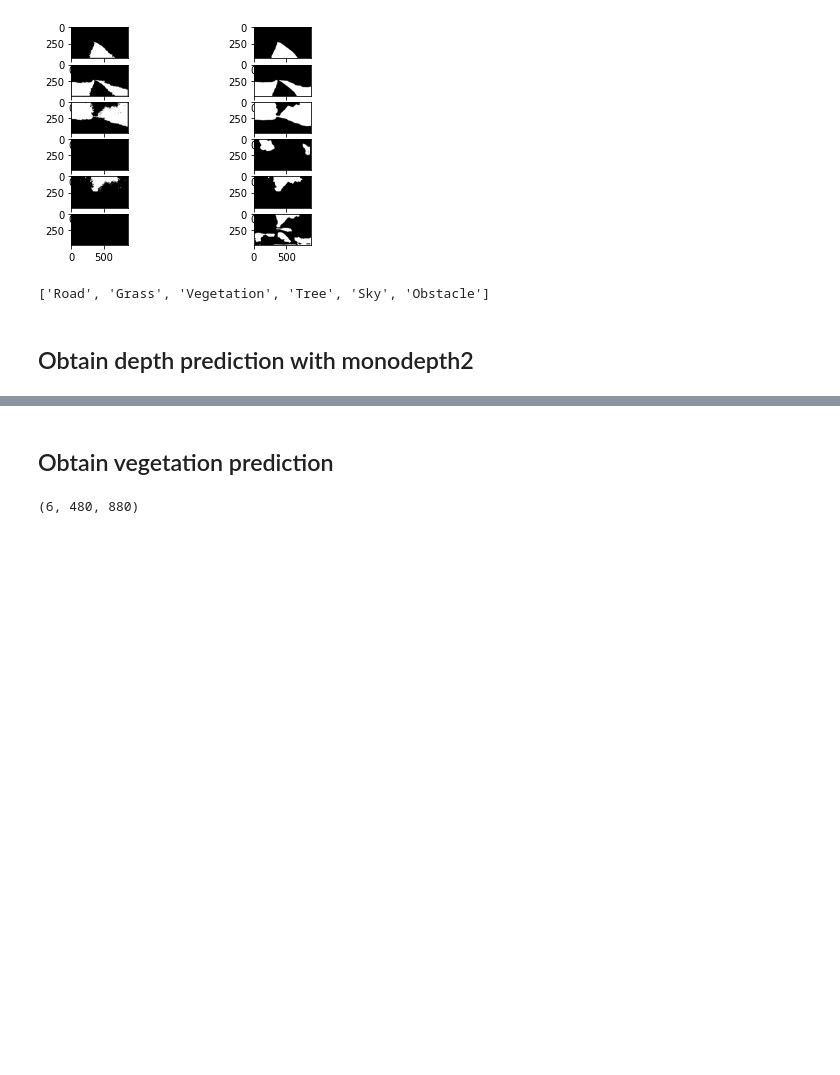
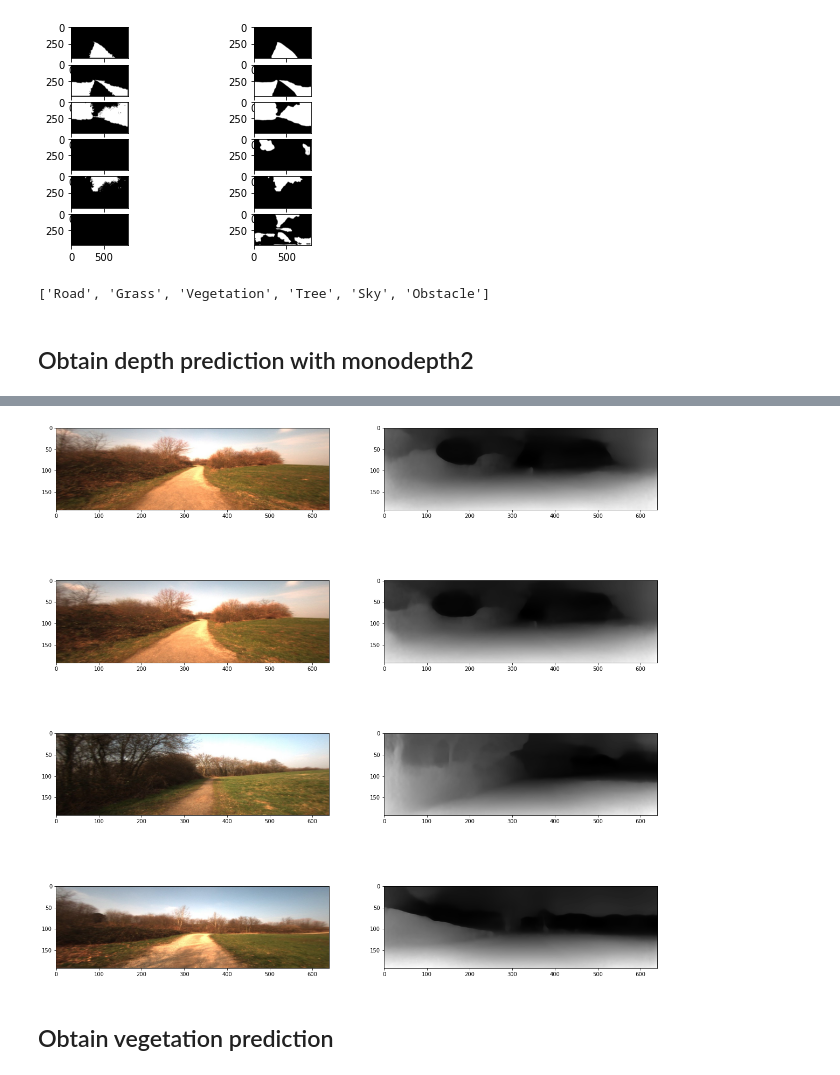
Before and after one commit to Andrewwango/vegetation-segmentation, a Jupyter notebook: vegetation-segmentation/analysis.ipynb, the cells around one changed output, grey strips where cells are left out. Cells and saved outputs as stored; diff of their text form; code cells hidden in the pictures; blank space fills up the shorter version.

```diff
--- a/vegetation-segmentation/analysis.ipynb
+++ b/vegetation-segmentation/analysis.ipynb
@@ -69,10 +68,11 @@ fd_train.obj_names
 ## Obtain depth prediction with monodepth2
 # %%
 #change transform to match monodepth2's required size
-fd_test.transforms = torchvision.transforms.Compose([torchvision.transforms.ToTensor(),
-                                                     torchvision.transforms.Resize((480, 640))])
+fd_test.transforms = torchvision.transforms.Compose([Image.fromarray,
+                                                     lambda x: x.resize((640, 192), Image.LANCZOS),
+                                                     torchvision.transforms.ToTensor()])
 test_dataloader2 = torch.utils.data.DataLoader(fd_test, batch_size=batch_size, shuffle=False)
-test_img2 = next(iter(test_dataloader))
+test_img2 = next(iter(test_dataloader2))
 # %%
 from monodepth2 import estimate_depthmap
 # %%
@@ -80,2 +84,11 @@ test_depth_pred = estimate_depthmap(test_img2)
+# %%
+test_img2 = dn(test_img2)
+# %%
+fig,axs=plt.subplots(batch_size,2, figsize=(20,20))
+for i in range(batch_size):
+    axs[i,0].imshow(c2e(test_img2[i]))
+    axs[i,1].imshow(test_depth_pred[i], cmap='gray' )
+# %% [output]
+[figure, added]
 # %% [markdown]
 ## Obtain vegetation prediction
@@ -84,4 +94,0 @@ test_depth_pred = estimate_depthmap(test_img2)
-# %%
-test_mask_pred.shape
-# %% [output]
-(6, 480, 880)
```
Also changed, not shown: parts of 14 cells of this notebook, 9 other files.
